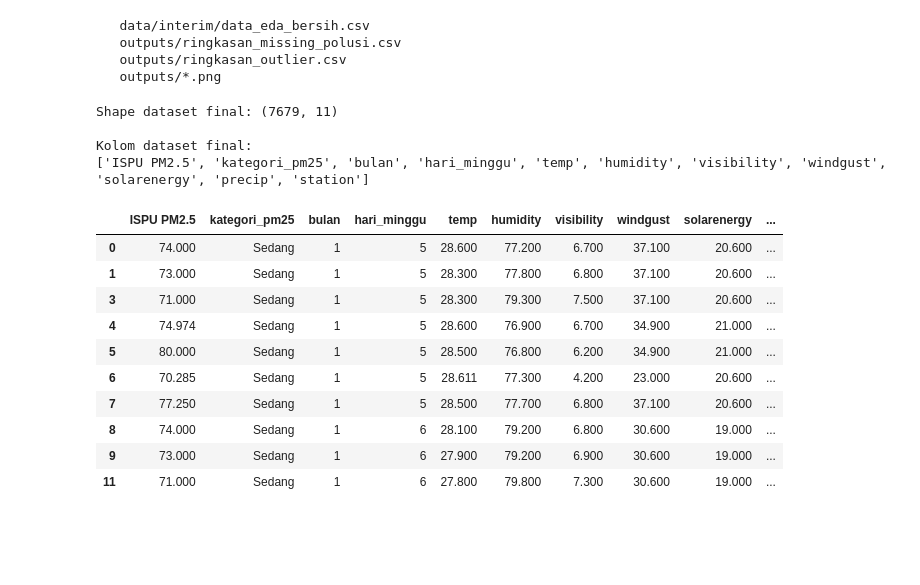
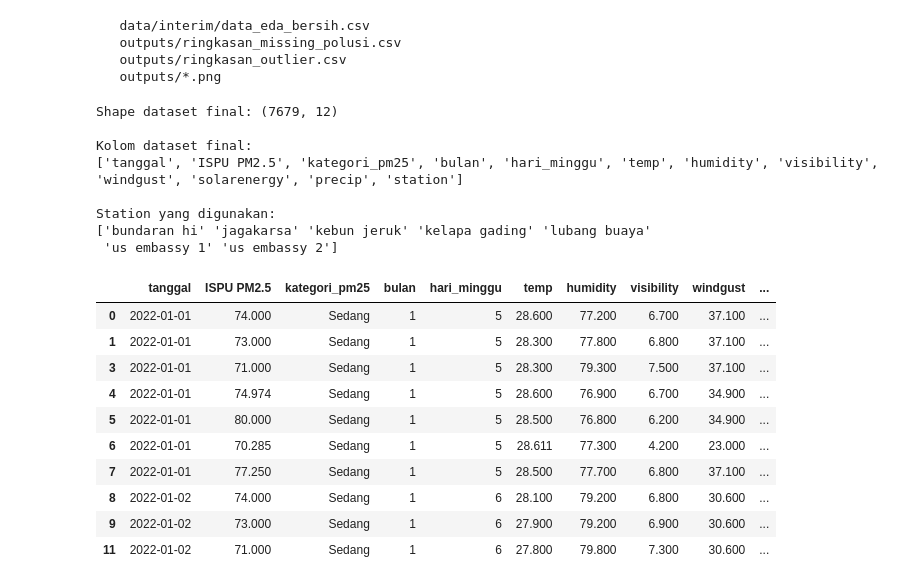
Before and after one commit to aauliaaz/project-daming, a Jupyter notebook: notebooks/EDA.ipynb, the cells around one changed output. Cells and saved outputs as stored; diff of their text form; code cells hidden in the pictures; blank space fills up the shorter version.

Commit message:
feat: final dataset

```diff
--- a/notebooks/EDA.ipynb
+++ b/notebooks/EDA.ipynb
@@ -1336,12 +1336,9 @@ df_final = df_final[df_final['station'] != 'jakarta gbk']
 # Pastikan kolom tanggal bertipe datetime
 df_final['tanggal'] = pd.to_datetime(df_final['tanggal'])
 
-# Feature engineering waktu
-df_final['tahun'] = df_final['tanggal'].dt.year
+# FEATURE ENGINEERING WAKTU
 df_final['bulan'] = df_final['tanggal'].dt.month
-df_final['hari'] = df_final['tanggal'].dt.day
 df_final['hari_minggu'] = df_final['tanggal'].dt.dayofweek
-df_final['nama_hari'] = df_final['tanggal'].dt.day_name()
 
 # MEMBUAT KATEGORI ISPU PM2.5
 def kategori_ispu(pm25):
@@ -1360,48 +1357,59 @@ df_final['kategori_pm25'] = df_final['ISPU PM2.5'].apply(kategori_ispu)
 
 # SELEKSI FITUR FINAL
 kolom_final = [
+
+    # informasi waktu, untuk analisis, tidak dipakai sebagai fitur model
+    'tanggal',
 
     # target
     'ISPU PM2.5',
     'kategori_pm25',
 
     # fitur waktu
     'bulan',
     'hari_minggu',
 
     # fitur cuaca
     'temp',
     'humidity',
     'visibility',
     'windgust',
     'solarenergy',
     'precip',
 
     # fitur lokasi
     'station'
 ]
 
 df_final = df_final[kolom_final]
 
 # CEK HASIL
 print('Shape dataset final:', df_final.shape)
+
 print('\nKolom dataset final:')
 print(df_final.columns.tolist())
 
+print('\nStation yang digunakan:')
+print(df_final['station'].unique())
+
 display(df_final.head(10))
 # %% [output]
-Shape dataset final: (7679, 11)
+Shape dataset final: (7679, 12)
 
 Kolom dataset final:
-['ISPU PM2.5', 'kategori_pm25', 'bulan', 'hari_minggu', 'temp', 'humidity', 'visibility', 'windgust', 'solarenergy', 'precip', 'station']
+['tanggal', 'ISPU PM2.5', 'kategori_pm25', 'bulan', 'hari_minggu', 'temp', 'humidity', 'visibility', 'windgust', 'solarenergy', 'precip', 'station']
+
+Station yang digunakan:
+['bundaran hi' 'jagakarsa' 'kebun jeruk' 'kelapa gading' 'lubang buaya'
+ 'us embassy 1' 'us embassy 2']
-|  | ISPU PM2.5 | kategori_pm25 | bulan | hari_minggu | temp | humidity | visibility | windgust | solarenergy | ... |
-| 0 | 74.000 | Sedang | 1 | 5 | 28.600 | 77.200 | 6.700 | 37.100 | 20.600 | ... |
-| 1 | 73.000 | Sedang | 1 | 5 | 28.300 | 77.800 | 6.800 | 37.100 | 20.600 | ... |
-| 3 | 71.000 | Sedang | 1 | 5 | 28.300 | 79.300 | 7.500 | 37.100 | 20.600 | ... |
-| 4 | 74.974 | Sedang | 1 | 5 | 28.600 | 76.900 | 6.700 | 34.900 | 21.000 | ... |
-| 5 | 80.000 | Sedang | 1 | 5 | 28.500 | 76.800 | 6.200 | 34.900 | 21.000 | ... |
-| 6 | 70.285 | Sedang | 1 | 5 | 28.611 | 77.300 | 4.200 | 23.000 | 20.600 | ... |
-| 7 | 77.250 | Sedang | 1 | 5 | 28.500 | 77.700 | 6.800 | 37.100 | 20.600 | ... |
-| 8 | 74.000 | Sedang | 1 | 6 | 28.100 | 79.200 | 6.800 | 30.600 | 19.000 | ... |
-| 9 | 73.000 | Sedang | 1 | 6 | 27.900 | 79.200 | 6.900 | 30.600 | 19.000 | ... |
-| 11 | 71.000 | Sedang | 1 | 6 | 27.800 | 79.800 | 7.300 | 30.600 | 19.000 | ... |
+|  | tanggal | ISPU PM2.5 | kategori_pm25 | bulan | hari_minggu | temp | humidity | visibility | windgust | ... |
+| 0 | 2022-01-01 | 74.000 | Sedang | 1 | 5 | 28.600 | 77.200 | 6.700 | 37.100 | ... |
+| 1 | 2022-01-01 | 73.000 | Sedang | 1 | 5 | 28.300 | 77.800 | 6.800 | 37.100 | ... |
+| 3 | 2022-01-01 | 71.000 | Sedang | 1 | 5 | 28.300 | 79.300 | 7.500 | 37.100 | ... |
+| 4 | 2022-01-01 | 74.974 | Sedang | 1 | 5 | 28.600 | 76.900 | 6.700 | 34.900 | ... |
+| 5 | 2022-01-01 | 80.000 | Sedang | 1 | 5 | 28.500 | 76.800 | 6.200 | 34.900 | ... |
+| 6 | 2022-01-01 | 70.285 | Sedang | 1 | 5 | 28.611 | 77.300 | 4.200 | 23.000 | ... |
+| 7 | 2022-01-01 | 77.250 | Sedang | 1 | 5 | 28.500 | 77.700 | 6.800 | 37.100 | ... |
+| 8 | 2022-01-02 | 74.000 | Sedang | 1 | 6 | 28.100 | 79.200 | 6.800 | 30.600 | ... |
+| 9 | 2022-01-02 | 73.000 | Sedang | 1 | 6 | 27.900 | 79.200 | 6.900 | 30.600 | ... |
+| 11 | 2022-01-02 | 71.000 | Sedang | 1 | 6 | 27.800 | 79.800 | 7.300 | 30.600 | ... |
```
